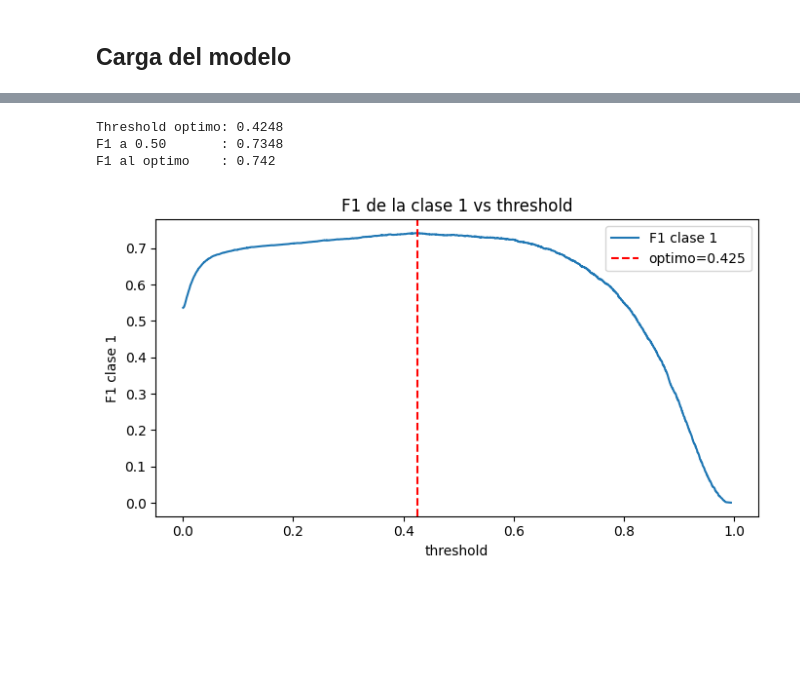
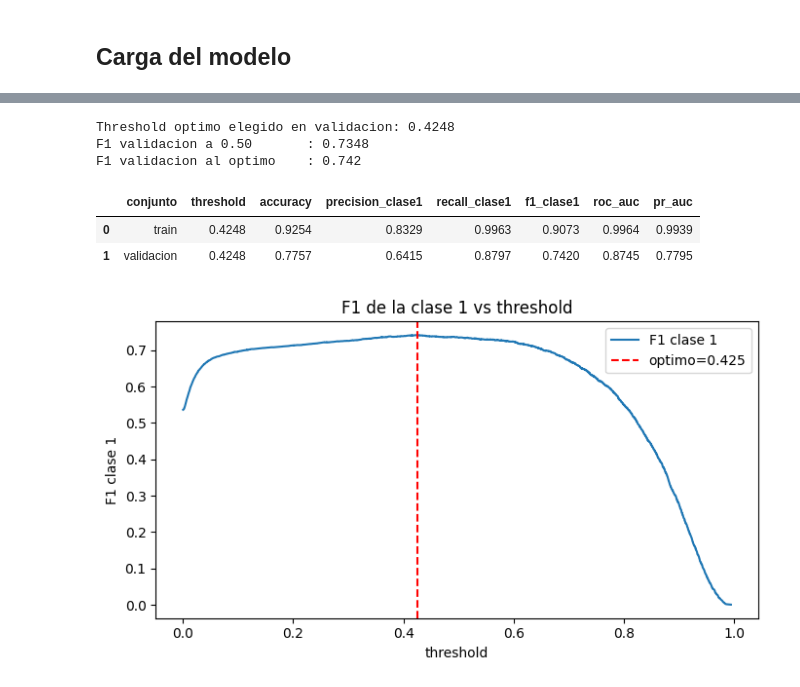
Before and after one commit to marcelocassiovieira/diplomatura-ia, a Jupyter notebook: tp2/notebooks/05_validacion.ipynb, the cells around one changed output, grey strips where cells are left out. Saved outputs shown, nothing was run; the diff lists cells and outputs as text; code cells hidden in the pictures; blank space fills up the shorter version.

```diff
--- a/tp2/notebooks/05_validacion.ipynb
+++ b/tp2/notebooks/05_validacion.ipynb
@@ -54,15 +98,25 @@ Probamos todos los posibles thresholds usando la curva precision-recall y nos qu
 # %%
 prec, rec, thr = precision_recall_curve(y_val, proba_val)
 f1s = np.where((prec + rec) > 0, 2 * prec * rec / (prec + rec), 0.0)
 best_idx = np.argmax(f1s[:-1])
 best_thr = float(thr[best_idx])
-print('Threshold optimo:', round(best_thr, 4))
-print('F1 a 0.50       :', round(f1_score(y_val, (proba_val >= 0.5).astype(int), pos_label=1), 4))
-print('F1 al optimo    :', round(f1_score(y_val, (proba_val >= best_thr).astype(int), pos_label=1), 4))
+
+metricas_thr_optimo = pd.DataFrame([
+    metricas_binarias('train', y_train, proba_train, best_thr),
+    metricas_binarias('validacion', y_val, proba_val, best_thr),
+])
+
+print('Threshold optimo elegido en validacion:', round(best_thr, 4))
+print('F1 validacion a 0.50       :', round(f1_score(y_val, (proba_val >= 0.5).astype(int), pos_label=1), 4))
+print('F1 validacion al optimo    :', round(f1_score(y_val, (proba_val >= best_thr).astype(int), pos_label=1), 4))
+metricas_thr_optimo.round(4)
 # %% [output]
-Threshold optimo: 0.4248
-F1 a 0.50       : 0.7348
-F1 al optimo    : 0.742
+Threshold optimo elegido en validacion: 0.4248
+F1 validacion a 0.50       : 0.7348
+F1 validacion al optimo    : 0.742
+|  | conjunto | threshold | accuracy | precision_clase1 | recall_clase1 | f1_clase1 | roc_auc | pr_auc |
+| 0 | train | 0.4248 | 0.9254 | 0.8329 | 0.9963 | 0.9073 | 0.9964 | 0.9939 |
+| 1 | validacion | 0.4248 | 0.7757 | 0.6415 | 0.8797 | 0.7420 | 0.8745 | 0.7795 |
 # %%
 fig, ax = plt.subplots(figsize=(7, 4))
 ax.plot(thr, f1s[:-1], label='F1 clase 1')
```
Also changed, not shown: parts of 8 cells of this notebook, 7 other files.
